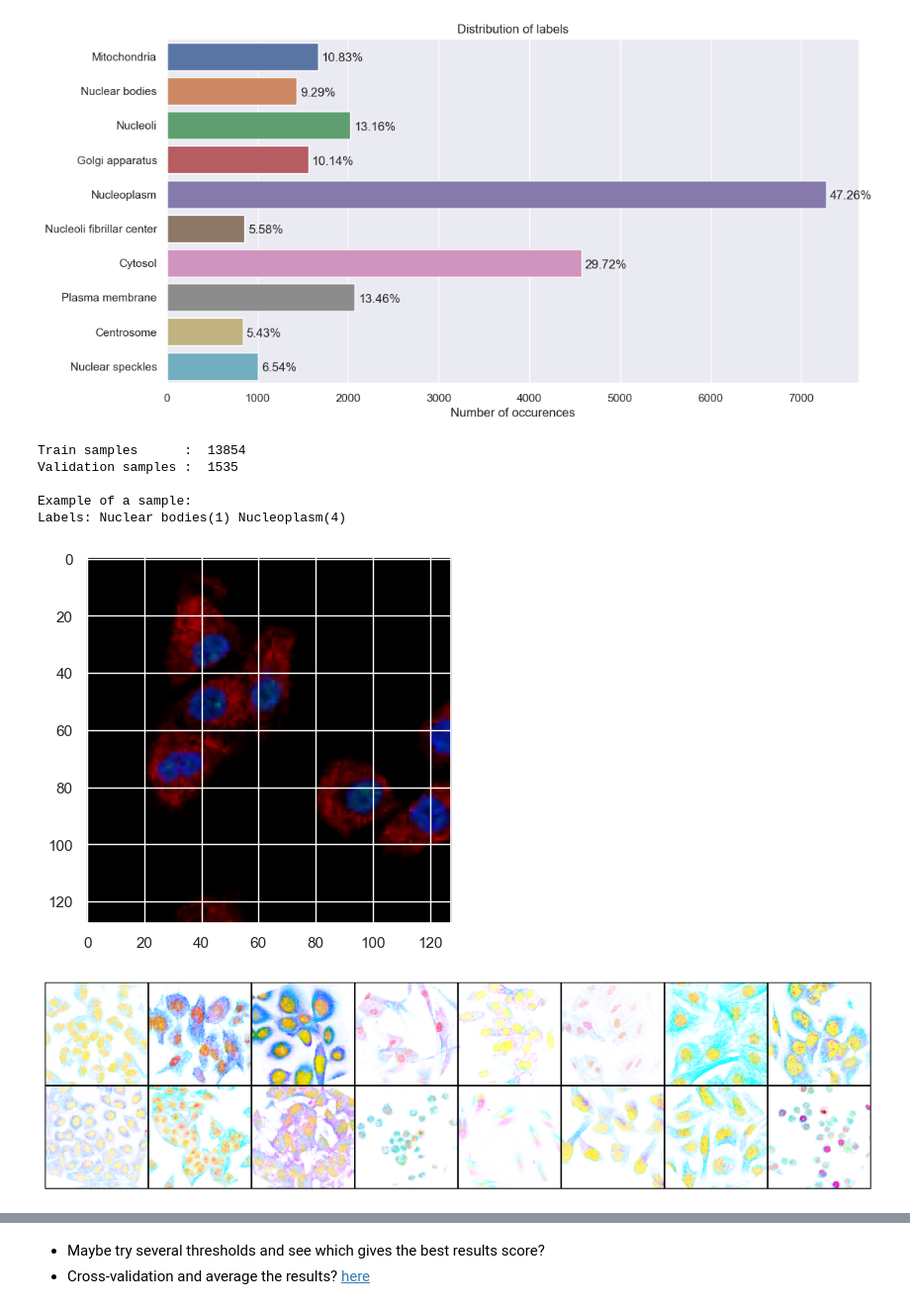
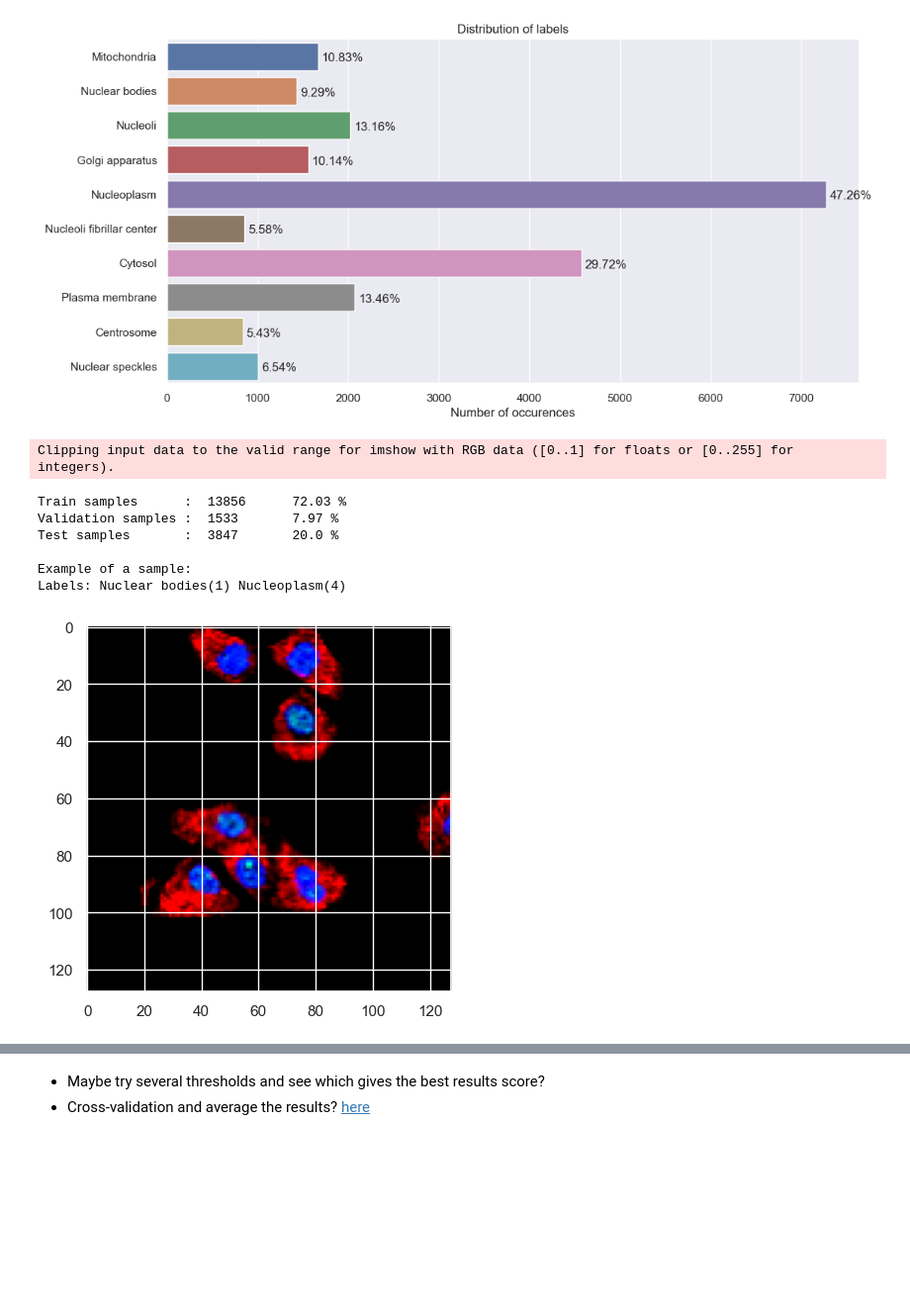
Before and after one commit to robsyc/ProteinLocalizer, a Jupyter notebook: new_notebook.ipynb, the cells around one changed output, grey strips where cells are left out. Shown at 99% size. Saved outputs shown, nothing was run; the diff lists cells and outputs as text; code cells hidden in the pictures; blank space fills up the shorter version.

```diff
--- a/new_notebook.ipynb
+++ b/new_notebook.ipynb
@@ -204,53 +152,71 @@ Number of labeled images: 15389
 [figure]
 # %%
 class HumanProteinDataset(Dataset):
-    def __init__(self, X, y, root_dir, transform=None):
+    def __init__(self, X, y, root_dir, transform=None, weight_samples=False):
         self.df = pd.DataFrame({
             'Image': X.reshape(-1),
             'Label': [decode_target(l) for l in y]})
         self.transform = transform
         self.root_dir = root_dir
+
+        if weight_samples:
+            label_counts = y.sum(axis=0)
+            label_weight = len(y) / (len(label_counts) * label_counts)
+            label_weight = label_weight / label_weight.max()
+            sample_weight = (y * label_weight).sum(axis=1) / y.sum(axis=1)
+            self.sample_weights = torch.from_numpy(sample_weight)
 
     def __len__(self):
         return len(self.df)
 
     def __getitem__(self, idx):
         row = self.df.loc[idx]
         img_id, img_label = row['Image'], row['Label']
-        img_fname = self.root_dir + "/" + str(img_id) + ".png"
+        img_fname = self.root_dir / (str(img_id) + ".png")
         img = Image.open(img_fname)
         if self.transform:
             img = self.transform(img)
+        if hasattr(self, 'sample_weights'):
+            return img, encode_label(img_label), self.sample_weights[idx]
         return img, encode_label(img_label)
 
 
 # stratified split
 X = df['Image']
 y = pd.DataFrame(mlb.fit_transform(df['Label'].apply(lambda x: x.split(' '))), columns=mlb.classes_, index=df.index)
 X_train, y_train, X_val, y_val = iterative_train_test_split(X.values.reshape(-1, 1), y.values, test_size=0.1)
 
+
 # create datasets
-train_ds = HumanProteinDataset(X_train, y_train, TRAIN_DIR, transform=TRANSFORM_train)
-val_ds = HumanProteinDataset(X_val, y_val, TRAIN_DIR, transform=TRANSFORM_test)
+train_ds = HumanProteinDataset(X_train, y_train, TRAIN_DIR, transform=TRANSFORM_TRAIN, weight_samples=True)
+valid_ds = HumanProteinDataset(X_val, y_val, TRAIN_DIR, transform=TRANSFORM_TEST)
+test_df = pd.read_csv(TEST_CSV)
+test_ds = HumanProteinDataset(
+    X = test_df['Image'].values.reshape(-1, 1), y = [[1] + [0] * 9] * len(test_df),
+    root_dir = TEST_DIR, transform = TRANSFORM_TEST)
 
-print("Train samples      : ", len(train_ds))
-print("Validation samples : ", len(val_ds), '\n')
+
+# create dataloaders
+train_sampler = torch.utils.data.WeightedRandomSampler(train_ds.sample_weights, len(train_ds))
+train_dl = DataLoader(train_ds, batch_size=BATCH_SIZE, sampler=train_sampler)
+valid_dl = DataLoader(valid_ds, batch_size=BATCH_SIZE, shuffle=True)
+test_dl = DataLoader(test_ds, batch_size=BATCH_SIZE, shuffle=False)
+
+
+# shows some statistics
+tot_samples = len(train_ds) + len(valid_ds) + len(test_ds)
+print("Train samples      : ", len(train_ds), '\t', np.round(100 * len(train_ds) / tot_samples, 2), '%')
+print("Validation samples : ", len(valid_ds), '\t', np.round(100 * len(valid_ds) / tot_samples, 2), '%')
+print("Test samples       : ", len(test_ds), '\t', np.round(100 * len(test_ds) / tot_samples, 2), '%', '\n')
 print("Example of a sample:")
-show_sample(*train_ds[0], invert=False)
+show_sample(train_ds[0][0], train_ds[0][1], invert=False)
 # %% [output]
-Train samples      :  13854
-Validation samples :  1535
-
-Example of a sample:
-Labels: Nuclear bodies(1) Nucleoplasm(4)
+Clipping input data to the valid range for imshow with RGB data ([0..1] for floats or [0..255] for integers).
+Train samples      :  13856      72.03 %
+Validation samples :  1533       7.97 %
+Test samples       :  3847       20.0 %
+
+Example of a sample:
+Labels: Nuclear bodies(1) Nucleoplasm(4)
-[figure, old version]
+[figure, new version]
-# %%
-# data loaders
-train_dl = DataLoader(train_ds, batch_size=BATCH_SIZE, shuffle=True)
-val_dl = DataLoader(val_ds, batch_size=BATCH_SIZE, shuffle=True)
-
-# visualize a batch of data
-show_batch(train_dl)
-# %% [output]
-[figure, removed]
 # %%
```
Also changed, not shown: parts of 22 cells of this notebook, 1 other file.
